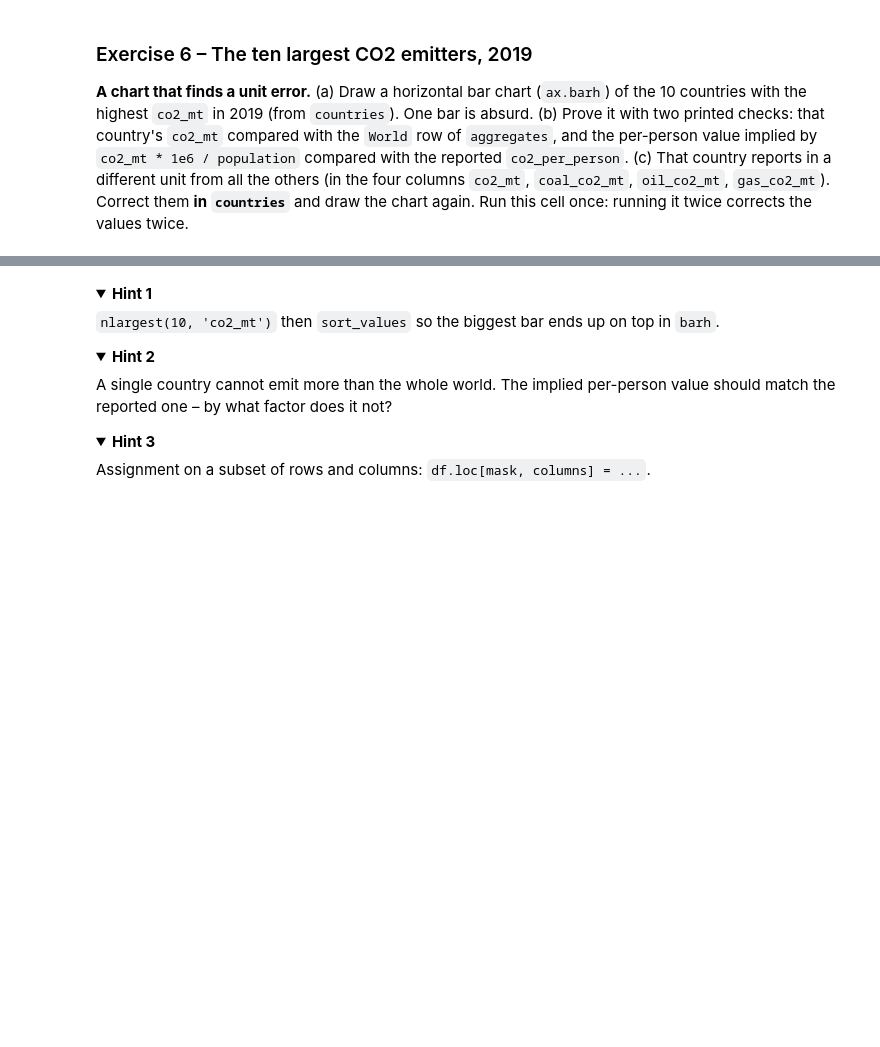
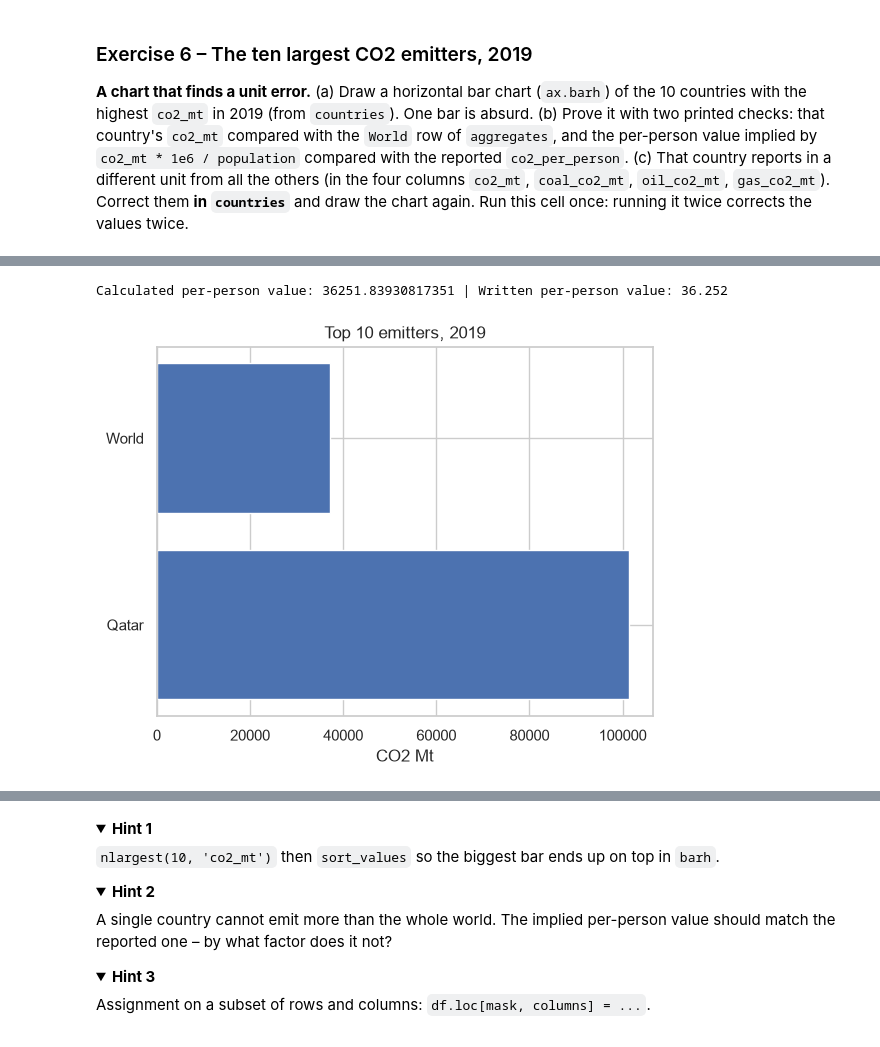
Before and after one commit to OrangeBoop/Lab02, a Jupyter notebook: Lab3/Lab3-Persky Idan 215548512 , Golan Amir 216264333.ipynb, the cells around one changed output, grey strips where cells are left out. Cells and saved outputs as stored; diff of their text form; code cells hidden in the pictures; folded sections open; blank space fills up the shorter version.

```diff
--- a/Lab3/Lab3-Persky Idan 215548512 , Golan Amir 216264333.ipynb
+++ b/Lab3/Lab3-Persky Idan 215548512 , Golan Amir 216264333.ipynb
@@ -236,0 +306,18 @@ Self-check: your chart has three lines; one of them starts clearly lower than th
+# %%
+# (b)
+# Filter only "World" row in 2019
+aggregates_world = aggregates[(aggregates["nation"] == "World") & (aggregates["year"] == 2019) ]
+
+# Print barplot
+plt.barh(["World", "Qatar"], [aggregates_world["co2_mt"].iloc[0], top_ten2019_co2["co2_mt"].iloc[0]])
+plt.title("Top 10 emitters, 2019")
+plt.xlabel("CO2 Mt")
+plt.gca().invert_yaxis()
+
+# PP value
+print(f"Calculated per-person value: {top_ten2019_co2.iloc[0]["co2_mt"] * 1e6 / top_ten2019_co2.iloc[0]["population"]} | Written per-person value: {top_ten2019_co2.iloc[0]["co2_per_person"]}")
+
+# The calculated pp value is 1000 times bigger than the written pp value
+# %% [output]
+Calculated per-person value: 36251.83930817351 | Written per-person value: 36.252
+[figure, added]
```
Also changed, not shown: parts of 21 cells of this notebook, 4 other files.
